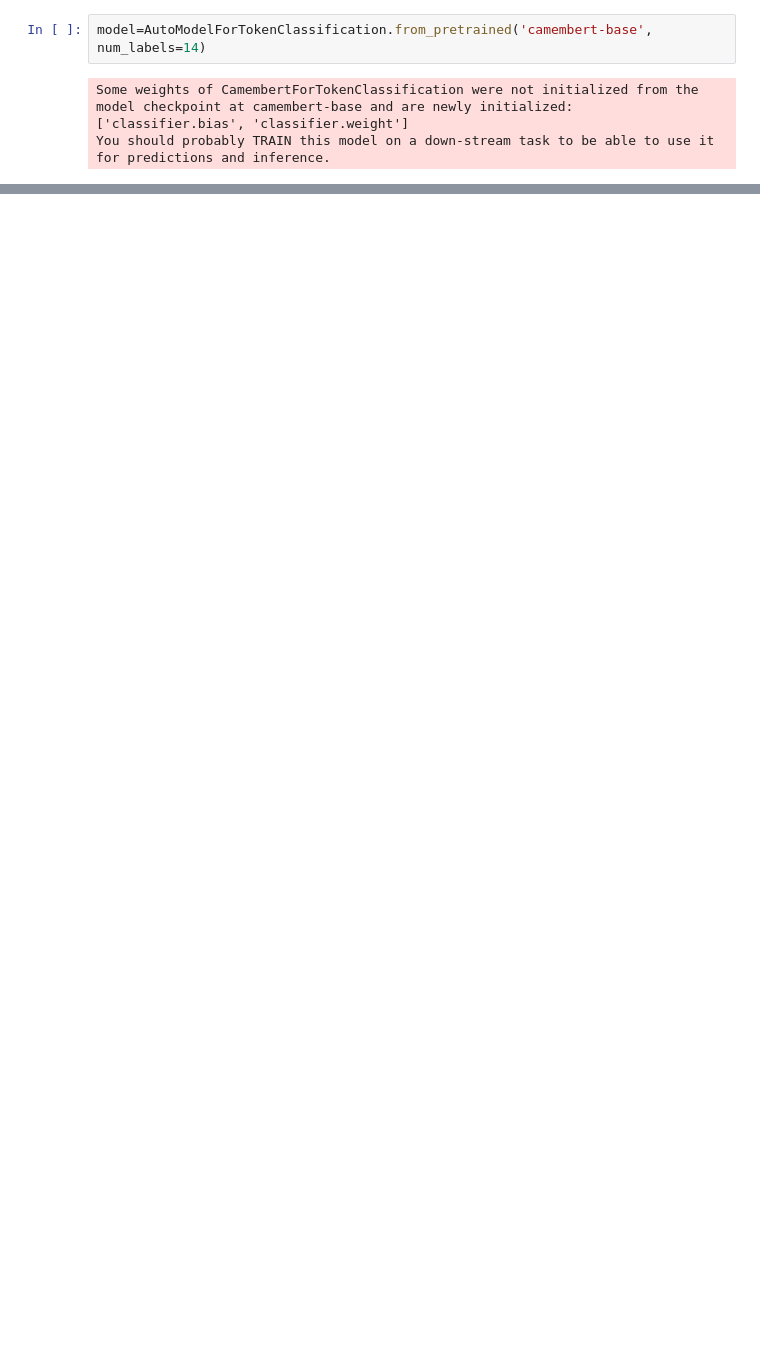
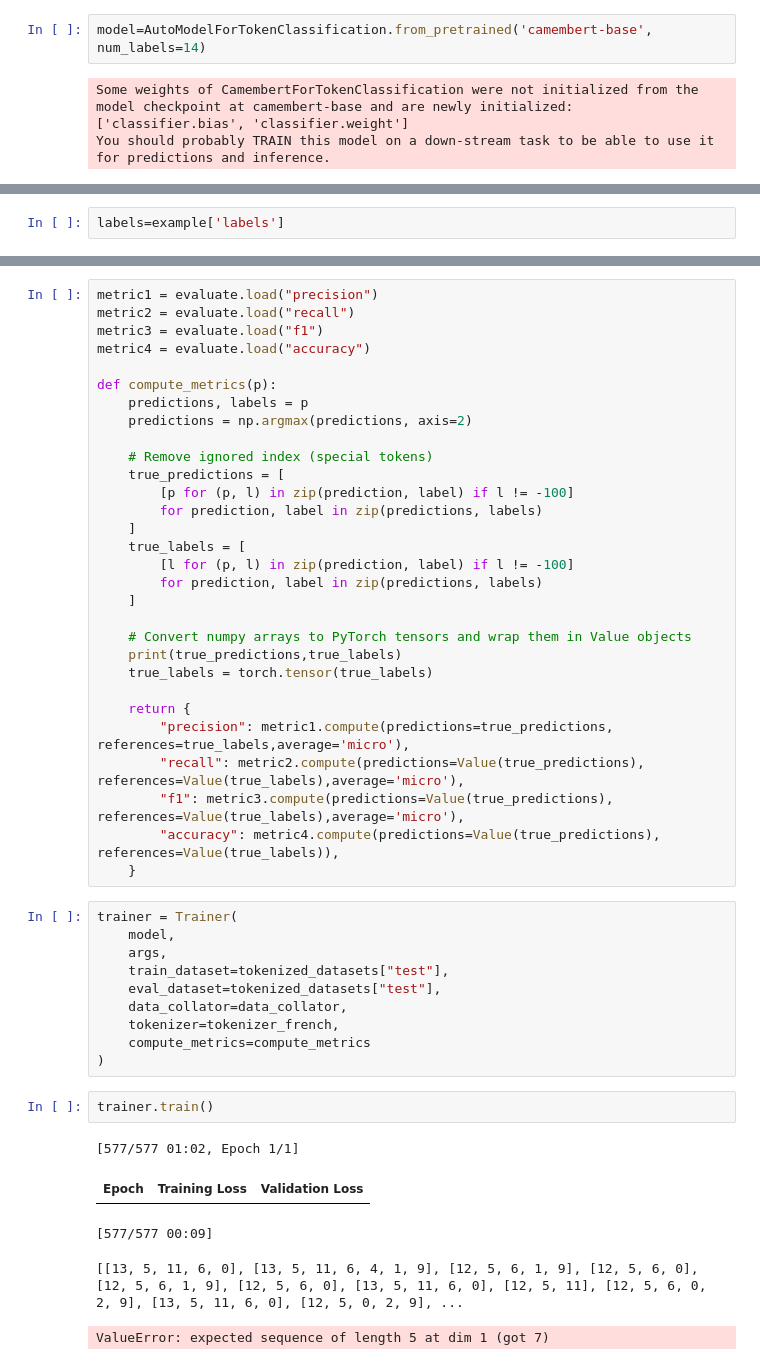
Before and after one commit to Syrinechen/NLP-project, a Jupyter notebook: nlp.ipynb, the cells around one changed output, grey strips where cells are left out. Drawn from its saved outputs; the diff is of its cells as text; blank space fills up the shorter version.

Commit message:
training

```diff
--- a/nlp.ipynb
+++ b/nlp.ipynb
@@ -192,0 +156,2 @@ AttributeError: 'list' object has no attribute 'size'
+# %%
+labels=example['labels']
@@ -192,0 +170,48 @@ AttributeError: 'list' object has no attribute 'size'
+# %%
+metric1 = evaluate.load("precision")
+metric2 = evaluate.load("recall")
+metric3 = evaluate.load("f1")
+metric4 = evaluate.load("accuracy")
+
+def compute_metrics(p):
+    predictions, labels = p
+    predictions = np.argmax(predictions, axis=2)
+
+    # Remove ignored index (special tokens)
+    true_predictions = [
+        [p for (p, l) in zip(prediction, label) if l != -100]
+        for prediction, label in zip(predictions, labels)
+    ]
+    true_labels = [
+        [l for (p, l) in zip(prediction, label) if l != -100]
+        for prediction, label in zip(predictions, labels)
+    ]
+
+    # Convert numpy arrays to PyTorch tensors and wrap them in Value objects
+    print(true_predictions,true_labels)
+    true_labels = torch.tensor(true_labels)
+
+    return {
+        "precision": metric1.compute(predictions=true_predictions, references=true_labels,average='micro'),
+        "recall": metric2.compute(predictions=Value(true_predictions), references=Value(true_labels),average='micro'),
+        "f1": metric3.compute(predictions=Value(true_predictions), references=Value(true_labels),average='micro'),
+        "accuracy": metric4.compute(predictions=Value(true_predictions), references=Value(true_labels)),
+    }
+# %%
+trainer = Trainer(
+    model,
+    args,
+    train_dataset=tokenized_datasets["test"],
+    eval_dataset=tokenized_datasets["test"],
+    data_collator=data_collator,
+    tokenizer=tokenizer_french,
+    compute_metrics=compute_metrics
+)
+# %%
+trainer.train()
+# %% [output]
+[577/577 01:02, Epoch 1/1]
+| Epoch | Training Loss | Validation Loss |
+[577/577 00:09]
+[[13, 5, 11, 6, 0], [13, 5, 11, 6, 4, 1, 9], [12, 5, 6, 1, 9], [12, 5, 6, 0], [12, 5, 6, 1, 9], [12, 5, 6, 0], [13, 5, 11, 6, 0], [12, 5, 11], [12, 5, 6, 0, 2, 9], [13, 5, 11, 6, 0], [12, 5, 0, 2, 9], ...
+ValueError: expected sequence of length 5 at dim 1 (got 7)
```
Also changed, not shown: parts of 21 cells of this notebook, 2 other files.
